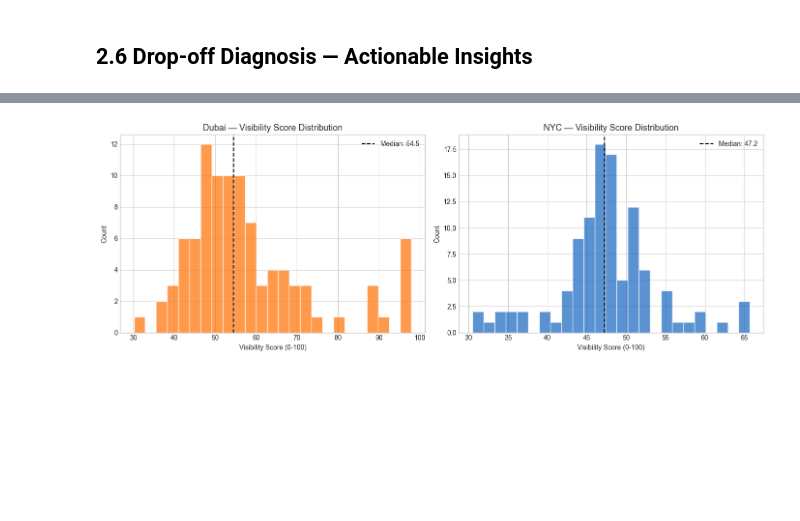
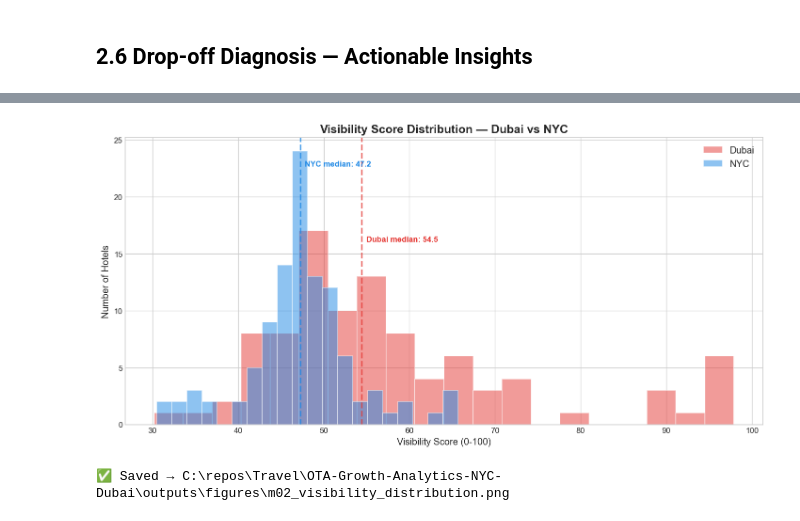
Before and after one commit to Dheerajc15/OTA-Growth-Analytics-NYC-Dubai, a Jupyter notebook: notebooks/02_booking_funnel.ipynb, the cells around one changed output, grey strips where cells are left out. Saved outputs shown, nothing was run; the diff lists cells and outputs as text; code cells hidden in the pictures; blank space fills up the shorter version.

```diff
--- a/notebooks/02_booking_funnel.ipynb
+++ b/notebooks/02_booking_funnel.ipynb
@@ -26,9 +26,8 @@ import numpy as np
 import matplotlib.pyplot as plt
 import matplotlib.ticker as mticker
 import seaborn as sns
-import plotly.express as px
-import plotly.graph_objects as go
-from plotly.subplots import make_subplots
+from pathlib import Path
+import os
 import warnings
 warnings.filterwarnings("ignore")
 
@@ -44,8 +43,17 @@ from src.analysis.funnel_analyzer import (
     analyze_rating_review_gap,
 )
 
+# ── Plotting defaults ──
 plt.style.use("seaborn-v0_8-whitegrid")
 plt.rcParams["figure.figsize"] = (14, 6)
+plt.rcParams["figure.dpi"] = 120
+
+# ── Ensure output directories exist ──
+FIGURES_DIR.mkdir(parents=True, exist_ok=True)
+REPORTS_DIR.mkdir(parents=True, exist_ok=True)
+(DATA_PROCESSED / "booking_funnel").mkdir(parents=True, exist_ok=True)
+
+COLORS = {"Dubai": "#E53935", "NYC": "#1E88E5"}
 print("✅ All imports OK")
 # %% [output]
 ✅ All imports OK
@@ -342,21 +494,25 @@ AttributeError: 'Styler' object has no attribute 'applymap'
 # %%
-# ── Visibility Score Distribution ──────────────────────────────
-fig, axes = plt.subplots(1, 2, figsize=(14, 5))
+# ── Visibility Score Distribution — Overlapping Histograms ──
+fig, ax = plt.subplots(figsize=(12, 6))
 
-for i, market in enumerate(["Dubai", "NYC"]):
+for market in ["Dubai", "NYC"]:
     mdf = hotels[hotels["MARKET"] == market]
-    color = "#FF6F00" if market == "Dubai" else "#1565C0"
+    ax.hist(mdf["VISIBILITY_SCORE"], bins=20, alpha=0.5, label=market,
+            color=COLORS[market], edgecolor="white")
+    median_v = mdf["VISIBILITY_SCORE"].median()
+    ax.axvline(median_v, color=COLORS[market], linestyle="--", linewidth=2, alpha=0.8)
+    ax.text(median_v + 0.5, ax.get_ylim()[1] * 0.9,
+            f"{market} median: {median_v:.1f}", fontsize=10,
+            color=COLORS[market], fontweight="bold")
 
-    axes[i].hist(mdf["VISIBILITY_SCORE"], bins=25, color=color, alpha=0.7, edgecolor="white")
-    axes[i].axvline(mdf["VISIBILITY_SCORE"].median(), color="black", ls="--",
-                    label=f'Median: {mdf["VISIBILITY_SCORE"].median():.1f}')
-    axes[i].set_title(f"{market} — Visibility Score Distribution", fontsize=13)
-    axes[i].set_xlabel("Visibility Score (0-100)")
-    axes[i].set_ylabel("Count")
-    axes[i].legend()
-
+ax.set_xlabel("Visibility Score (0-100)", fontsize=12)
+ax.set_ylabel("Number of Hotels", fontsize=12)
+ax.set_title("Visibility Score Distribution — Dubai vs NYC", fontsize=15, fontweight="bold")
+ax.legend(fontsize=12)
 plt.tight_layout()
-plt.savefig(FIGURES_DIR / "m02_visibility_distribution.png", dpi=150, bbox_inches="tight")
+fig.savefig(FIGURES_DIR / "m02_visibility_distribution.png", dpi=150, bbox_inches="tight")
 plt.show()
+print(f"✅ Saved → {FIGURES_DIR / 'm02_visibility_distribution.png'}")
 # %% [output]
-[figure, old version]
+[figure, new version]
+✅ Saved → C:\repos\Travel\OTA-Growth-Analytics-NYC-Dubai\outputs\figures\m02_visibility_distribution.png
```
Also changed, not shown: parts of 29 cells of this notebook.
